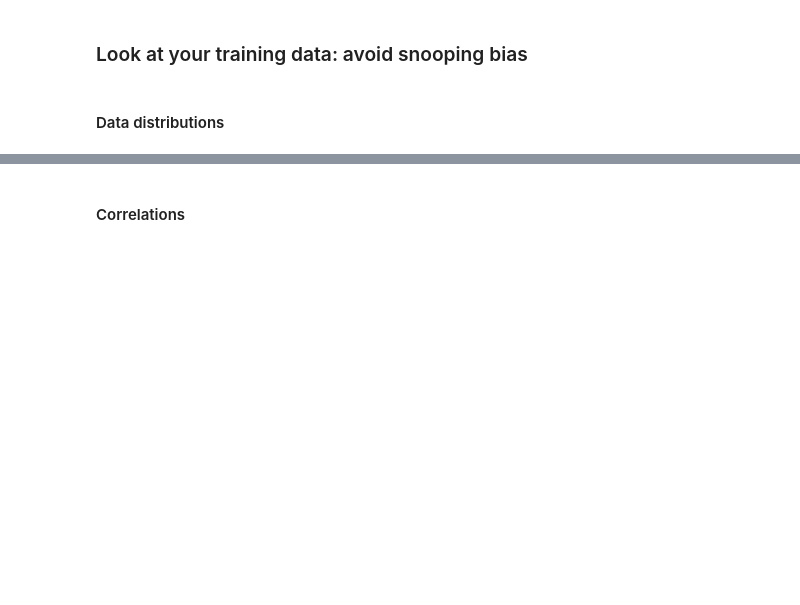
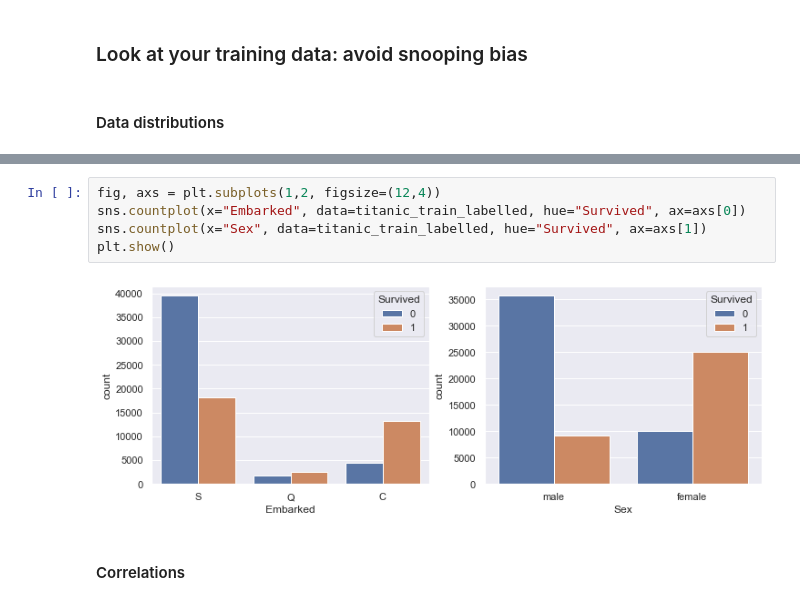
Before and after one commit to carolinemcosta/tech-talk-itech, a Jupyter notebook: tech-talk-v2.ipynb, the cells around one changed output, grey strips where cells are left out. Drawn from its saved outputs; the diff is of its cells as text; blank space fills up the shorter version.

```diff
--- a/tech-talk-v2.ipynb
+++ b/tech-talk-v2.ipynb
@@ -118,3 +144,10 @@ plt.show()
+# %%
+fig, axs = plt.subplots(1,2, figsize=(12,4))
+sns.countplot(x="Embarked", data=titanic_train_labelled, hue="Survived", ax=axs[0])
+sns.countplot(x="Sex", data=titanic_train_labelled, hue="Survived", ax=axs[1])
+plt.show()
+# %% [output]
+[figure, added]
 # %% [markdown]
 #### Correlations
 # %%
```
Also changed, not shown: parts of 12 cells of this notebook.
